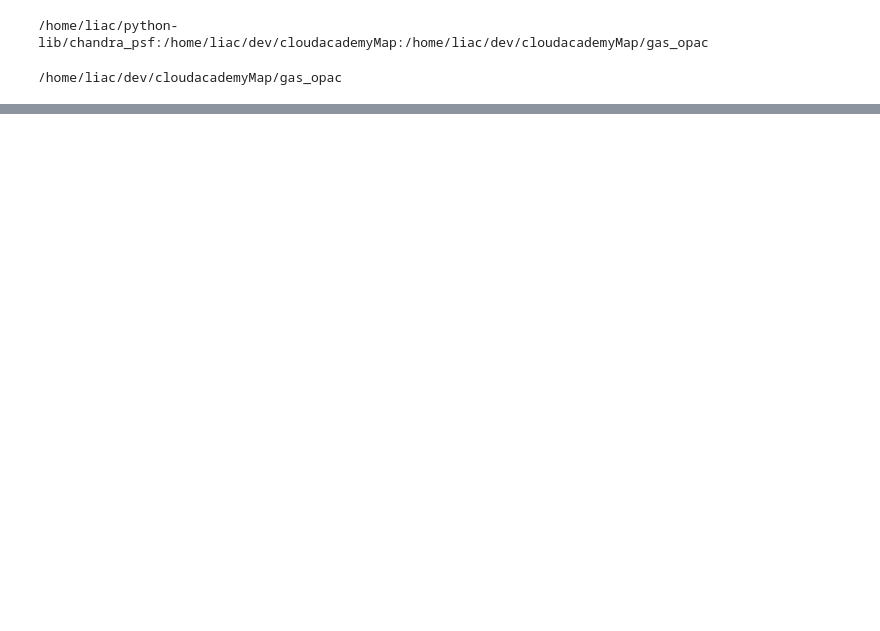
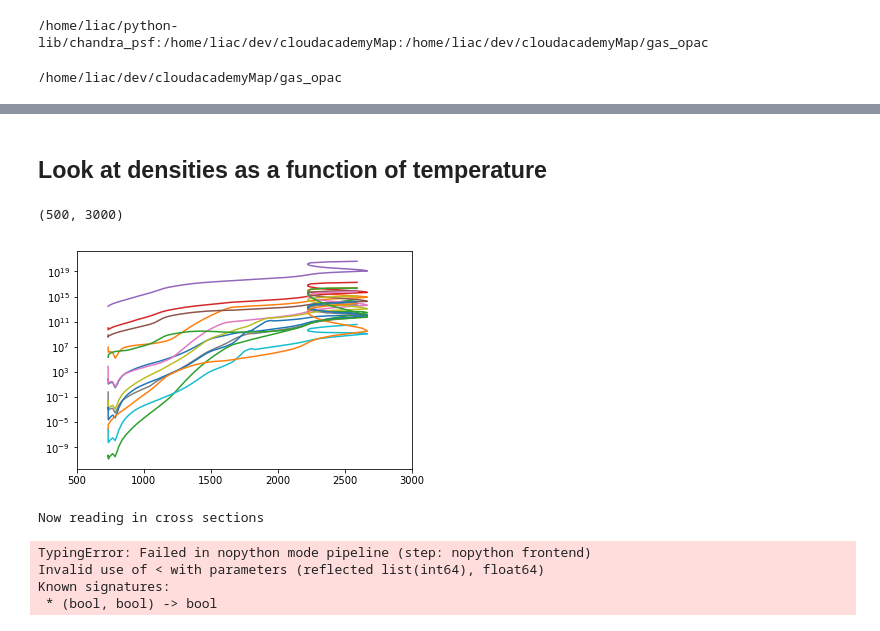
Before and after one commit to eblur/cloudacademyMap, a Jupyter notebook: notebooks/test_gas_opac.ipynb, the cells around one changed output, grey strips where cells are left out. Cells and saved outputs as stored; diff of their text form; code cells hidden in the pictures; blank space fills up the shorter version.

```diff
--- a/notebooks/test_gas_opac.ipynb
+++ b/notebooks/test_gas_opac.ipynb
@@ -57,0 +113,8 @@ CO2 done
+# %%
+# Grabbed from Readme.txt
+RMcD_gas = np.array(['H3+', 'Na', 'K', 'Li', 'Rb', 'Cs', 'H2', 'H2O', 'CH4', 'NH3', 'HCN', 'CO', \
+                     'CO2', 'C2H2', 'H2S', 'N2', 'O2', 'O3', 'OH', 'NO', 'SO2', 'PH3', 'TiO', 'VO', \
+                     'ALO', 'SiO', 'CaO', 'TiH', 'CrH', 'FeH', 'ScH', 'AlH', 'SiH', 'BeH', 'CaH', \
+                     'MgH', 'LiH', 'SiH', 'CH', 'SH', 'NH'])
+
+RMcD_gas_upper = np.array([g.upper() for g in RMcD_gas])
@@ -57,0 +224,10 @@ CO2 done
+# %% [markdown]
+## Look at densities as a function of temperature
+# %%
+for g in gases:
+    plt.plot(thermo['T'], thermo['n_' + g.upper()])
+plt.semilogy()
+plt.xlim(500, 3000)
+# %% [output]
+(500, 3000)
+[figure, added]
@@ -57,0 +240,8 @@ CO2 done
+# %%
+test_T0 = demo.Extract_opacity(np.array([gases[0]]), P, T0, wavel, opacity_treatment)
+# %% [output]
+Now reading in cross sections
+TypingError: Failed in nopython mode pipeline (step: nopython frontend)
+Invalid use of < with parameters (reflected list(int64), float64)
+Known signatures:
+ * (bool, bool) -> bool
```
Also changed, not shown: parts of 20 cells of this notebook.
